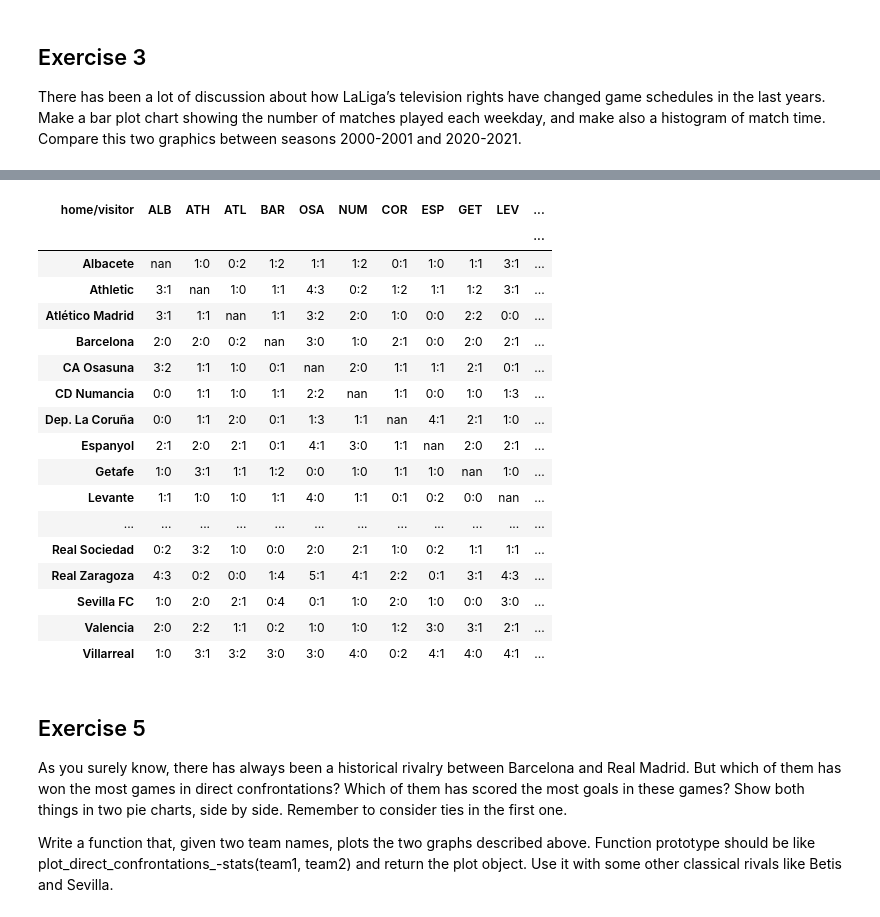
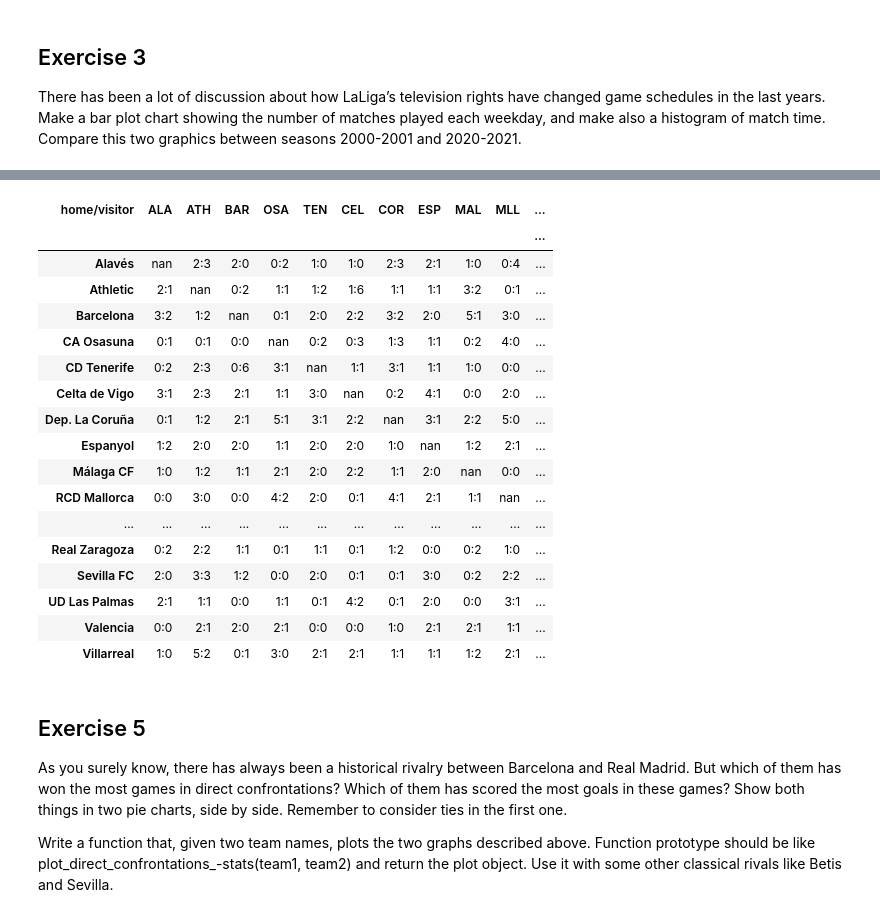
Before and after one commit to IsidreMas/la-quiniela, a Jupyter notebook: analysis/LaLigaDataAnalysis.ipynb, the cells around one changed output, grey strips where cells are left out. Saved outputs shown, nothing was run; the diff lists cells and outputs as text; code cells hidden in the pictures.

```diff
--- a/analysis/LaLigaDataAnalysis.ipynb
+++ b/analysis/LaLigaDataAnalysis.ipynb
@@ -92,16 +92,23 @@ import calendar
 
 def get_weekday(date, season):
     date = date.split("/")
-    if(int(season.split("-")[0])>=2000):
+    if(int(season.split("-")[0])>=2000 | (date[2] == "00")):
         century = 2000
     else:
         century = 1900
     return calendar.day_name[datetime.datetime(int(century) + int(date[2]),int(date[0]),int(date[1])).weekday()]
-
-fig, (ax1, ax2) = plt.subplots(1, 2, figsize=(15, 5))
+df_2000_2001 = df[(df.season == "2000-2001") & (df.division == 1)]
+df_2020_2021 = df[(df.season == "2020-2021") & (df.division == 1)]
+fig, axs = plt.subplots(2, 2, figsize=(15, 10))
 df["weekday"]=df.apply(lambda row: get_weekday(row.date, row.season), axis=1)
-df[(df.season == "2000-2001") & (df.division == 1)].groupby('weekday').size().plot.bar(y='weekday', rot=20, ax=ax1)
-df[(df.season == "2020-2021") & (df.division == 1)].groupby('weekday').size().plot.bar(y='weekday', rot=20, ax=ax2)
+df_2000_2001.groupby('weekday').size().plot.bar(y='weekday', rot=20, ax=axs[0,0])
+df_2020_2021.groupby('weekday').size().plot.bar(y='weekday', rot=20, ax=axs[0,1])
+df_2000_2001['time'] = df_2000_2001.apply(lambda row: datetime.datetime.strptime(row.time, '%I:%M %p').time(), axis=1)
+df_2020_2021['time'] = df_2020_2021.apply(lambda row: datetime.datetime.strptime(row.time, '%I:%M %p').time(), axis=1)
+df_2000_2001.groupby('time').size().plot.bar(y='time', rot=30, ax=axs[1,0])
+df_2020_2021.groupby('time').size().plot.bar(y='time', rot=30, ax=axs[1,1])
+plt.tight_layout()
+# Añadir la season en los gráficos
 # %% [output]
 The is_first_col function was deprecated in Matplotlib 3.4 and will be removed two minor releases later. Use ax.get_subplotspec().is_first_col() instead.
   if ax.is_first_col():
@@ -145,52 +159,52 @@ def result_style(cell_value):
     home_palette = ["#DFFFDF","#CAFFCA","#B3FFB3","#9BFF9B","#83FF83","#68FF68","#56FF56","#42FF42","#2DFF2D"]
     cell_value = str(cell_value).split(":")
     highlight = 'background-color: #FFDFDF;'
     if(cell_value[0]!="nan"):
         goal_diff = abs(int(cell_value[0])-int(cell_value[1]))
         if(int(cell_value[0])>int(cell_value[1])):
             if (goal_diff < 8):
                 return f"background-color: {home_palette[goal_diff]}"
             else:
                 return f"background-color: {home_palette[8]}"
         elif(int(cell_value[0])<int(cell_value[1])):
             if (goal_diff < 8):
                 return f"background-color: {away_palette[goal_diff]}"
             else:
                 return f"background-color: {away_palette[8]}"
         else:
             return "background-color: yellow"
     else:
         return "background-color: white"
 
 def plot_cross_results_table(season, division):
     results = df[(df.season == season) & (df.division == division)]
     results = pd.crosstab(results.home_team, df.away_team, values=df.score, aggfunc=lambda x:x)
     results = results.rename(columns=lambda c: get_abreviation(c))
     return results.style.applymap(result_style)
 
-cross_table = plot_cross_results_table("2004-2005", 1)
+cross_table = plot_cross_results_table("2001-2002", 1)
 cross_table.columns.name = "home/visitor"
 cross_table.index.name = ""
 cross_table
 # %% [output]
-| home/visitor | ALB | ATH | ATL | BAR | OSA | NUM | COR | ESP | GET | LEV | ... |
+| home/visitor | ALA | ATH | BAR | OSA | TEN | CEL | COR | ESP | MAL | MLL | ... |
 |  |  |  |  |  |  |  |  |  |  |  | ... |
-| Albacete | nan | 1:0 | 0:2 | 1:2 | 1:1 | 1:2 | 0:1 | 1:0 | 1:1 | 3:1 | ... |
-| Athletic | 3:1 | nan | 1:0 | 1:1 | 4:3 | 0:2 | 1:2 | 1:1 | 1:2 | 3:1 | ... |
-| Atlético Madrid | 3:1 | 1:1 | nan | 1:1 | 3:2 | 2:0 | 1:0 | 0:0 | 2:2 | 0:0 | ... |
-| Barcelona | 2:0 | 2:0 | 0:2 | nan | 3:0 | 1:0 | 2:1 | 0:0 | 2:0 | 2:1 | ... |
-| CA Osasuna | 3:2 | 1:1 | 1:0 | 0:1 | nan | 2:0 | 1:1 | 1:1 | 2:1 | 0:1 | ... |
-| CD Numancia | 0:0 | 1:1 | 1:0 | 1:1 | 2:2 | nan | 1:1 | 0:0 | 1:0 | 1:3 | ... |
-| Dep. La Coruña | 0:0 | 1:1 | 2:0 | 0:1 | 1:3 | 1:1 | nan | 4:1 | 2:1 | 1:0 | ... |
-| Espanyol | 2:1 | 2:0 | 2:1 | 0:1 | 4:1 | 3:0 | 1:1 | nan | 2:0 | 2:1 | ... |
-| Getafe | 1:0 | 3:1 | 1:1 | 1:2 | 0:0 | 1:0 | 1:1 | 1:0 | nan | 1:0 | ... |
-| Levante | 1:1 | 1:0 | 1:0 | 1:1 | 4:0 | 1:1 | 0:1 | 0:2 | 0:0 | nan | ... |
+| Alavés | nan | 2:3 | 2:0 | 0:2 | 1:0 | 1:0 | 2:3 | 2:1 | 1:0 | 0:4 | ... |
+| Athletic | 2:1 | nan | 0:2 | 1:1 | 1:2 | 1:6 | 1:1 | 1:1 | 3:2 | 0:1 | ... |
+| Barcelona | 3:2 | 1:2 | nan | 0:1 | 2:0 | 2:2 | 3:2 | 2:0 | 5:1 | 3:0 | ... |
+| CA Osasuna | 0:1 | 0:1 | 0:0 | nan | 0:2 | 0:3 | 1:3 | 1:1 | 0:2 | 4:0 | ... |
+| CD Tenerife | 0:2 | 2:3 | 0:6 | 3:1 | nan | 1:1 | 3:1 | 1:1 | 1:0 | 0:0 | ... |
+| Celta de Vigo | 3:1 | 2:3 | 2:1 | 1:1 | 3:0 | nan | 0:2 | 4:1 | 0:0 | 2:0 | ... |
+| Dep. La Coruña | 0:1 | 1:2 | 2:1 | 5:1 | 3:1 | 2:2 | nan | 3:1 | 2:2 | 5:0 | ... |
+| Espanyol | 1:2 | 2:0 | 2:0 | 1:1 | 2:0 | 2:0 | 1:0 | nan | 1:2 | 2:1 | ... |
+| Málaga CF | 1:0 | 1:2 | 1:1 | 2:1 | 2:0 | 2:2 | 1:1 | 2:0 | nan | 0:0 | ... |
+| RCD Mallorca | 0:0 | 3:0 | 0:0 | 4:2 | 2:0 | 0:1 | 4:1 | 2:1 | 1:1 | nan | ... |
 | ... | ... | ... | ... | ... | ... | ... | ... | ... | ... | ... | ... |
-| Real Sociedad | 0:2 | 3:2 | 1:0 | 0:0 | 2:0 | 2:1 | 1:0 | 0:2 | 1:1 | 1:1 | ... |
-| Real Zaragoza | 4:3 | 0:2 | 0:0 | 1:4 | 5:1 | 4:1 | 2:2 | 0:1 | 3:1 | 4:3 | ... |
-| Sevilla FC | 1:0 | 2:0 | 2:1 | 0:4 | 0:1 | 1:0 | 2:0 | 1:0 | 0:0 | 3:0 | ... |
-| Valencia | 2:0 | 2:2 | 1:1 | 0:2 | 1:0 | 1:0 | 1:2 | 3:0 | 3:1 | 2:1 | ... |
-| Villarreal | 1:0 | 3:1 | 3:2 | 3:0 | 3:0 | 4:0 | 0:2 | 4:1 | 4:0 | 4:1 | ... |
+| Real Zaragoza | 0:2 | 2:2 | 1:1 | 0:1 | 1:1 | 0:1 | 1:2 | 0:0 | 0:2 | 1:0 | ... |
+| Sevilla FC | 2:0 | 3:3 | 1:2 | 0:0 | 2:0 | 0:1 | 0:1 | 3:0 | 0:2 | 2:2 | ... |
+| UD Las Palmas | 2:1 | 1:1 | 0:0 | 1:1 | 0:1 | 4:2 | 0:1 | 2:0 | 0:0 | 3:1 | ... |
+| Valencia | 0:0 | 2:1 | 2:0 | 2:1 | 0:0 | 0:0 | 1:0 | 2:1 | 2:1 | 1:1 | ... |
+| Villarreal | 1:0 | 5:2 | 0:1 | 3:0 | 2:1 | 2:1 | 1:1 | 1:1 | 1:2 | 2:1 | ... |
 # %% [markdown]
 ## Exercise 5
 
```
Also changed, not shown: parts of 4 cells of this notebook.
